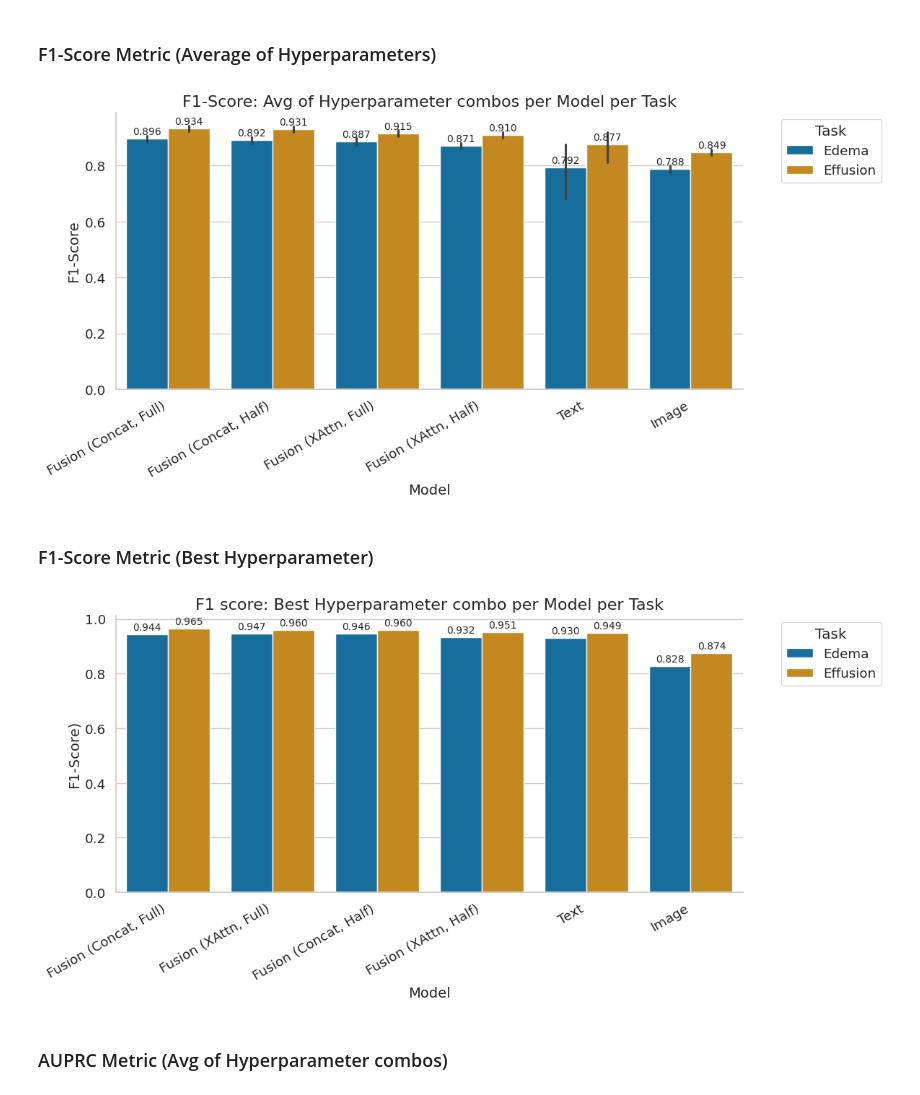
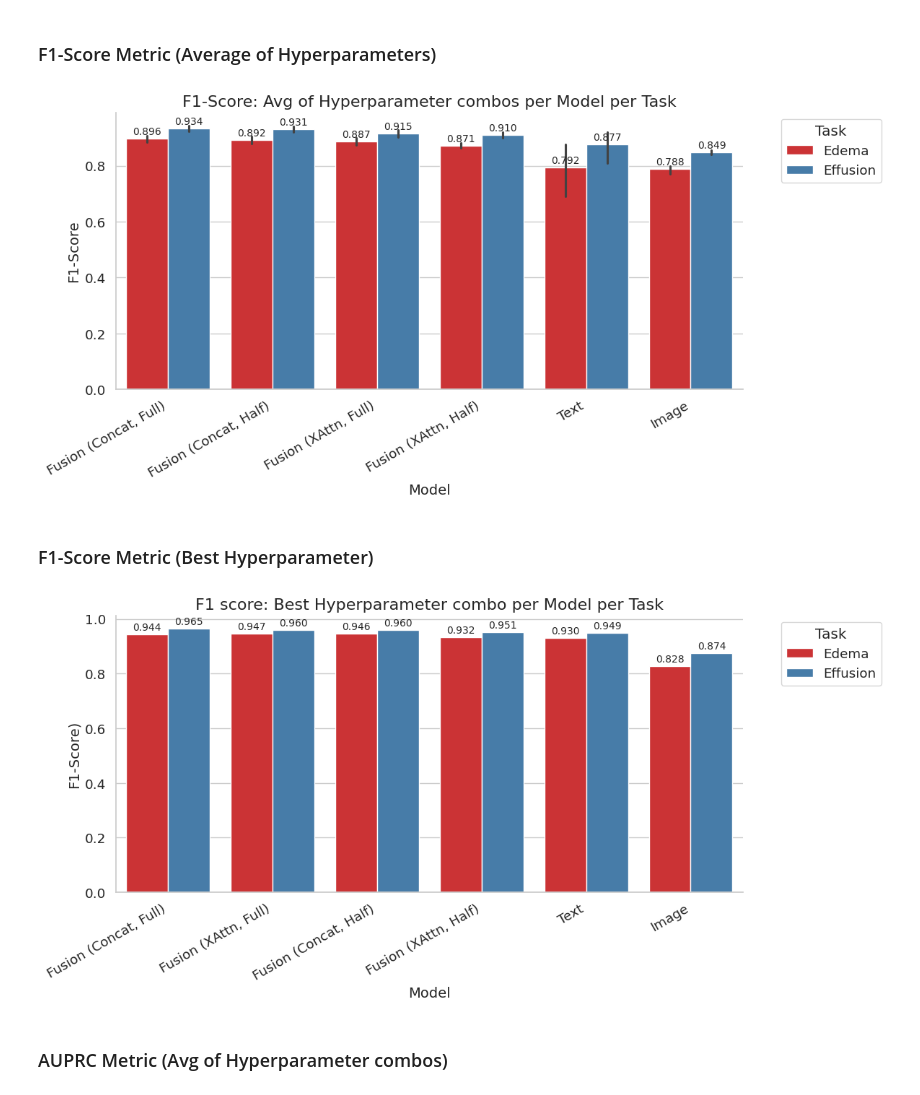
Before and after one commit to CrossMedDx/health-project, a Jupyter notebook: analysis/result_analysis.ipynb, the cells around one changed output. Cells and saved outputs as stored; diff of their text form; code cells hidden in the pictures.

```diff
--- a/analysis/result_analysis.ipynb
+++ b/analysis/result_analysis.ipynb
@@ -175,7 +175,7 @@ plt.show()
 # %% [markdown]
 ### F1-Score Metric (Average of Hyperparameters)
 # %%
-sns.set(style="whitegrid", palette="colorblind", font_scale=1.2)
+sns.set(style="whitegrid", palette="Set1", font_scale=1.2)
 
 # Order models by mean F1
 order = df.groupby("Model")["F1"].mean().sort_values(ascending=False).index
@@ -199,42 +199,42 @@ for c in ax.containers:
 plt.tight_layout()
 plt.show()
 # %% [output]
-[figure, old version]
+[figure, new version]
 # %% [markdown]
 ### F1-Score Metric (Best Hyperparameter)
 # %%
 # Load the filtered CSV with best Name per model for Edema & Effusion
 df_best = pd.read_csv("best_metrics_by_model.csv")
 
 # Set seaborn style
-sns.set(style="whitegrid", palette="colorblind", font_scale=1.2)
+sns.set(style="whitegrid", palette="Set1", font_scale=1.2)
 
 # Order models by mean Recall
 order = df_best.groupby("Model")["F1"].mean().sort_values(ascending=False).index
 
 # Create the barplot
 plt.figure(figsize=(12, 6))
 ax = sns.barplot(
     data=df_best, x="Model", y="F1", hue="Task",
     order=order
 )
 
 # Plot customization
 plt.title("F1 score: Best Hyperparameter combo per Model per Task", fontsize=16)
 plt.xlabel("Model", fontsize=14)
 plt.ylabel("F1-Score)", fontsize=14)
 plt.xticks(rotation=30, ha="right")
 plt.legend(title="Task", bbox_to_anchor=(1.05, 1), loc="upper left")
 sns.despine()
 
 # Add value labels to bars
 for container in ax.containers:
     ax.bar_label(container, fmt="%.3f", padding=2, fontsize=10)
 
 plt.tight_layout()
 plt.show()
 # %% [output]
-[figure, old version]
+[figure, new version]
 # %% [markdown]
 ### AUPRC Metric (Avg of Hyperparameter combos)
 # %%
```
Also changed, not shown: parts of 2 cells of this notebook.
